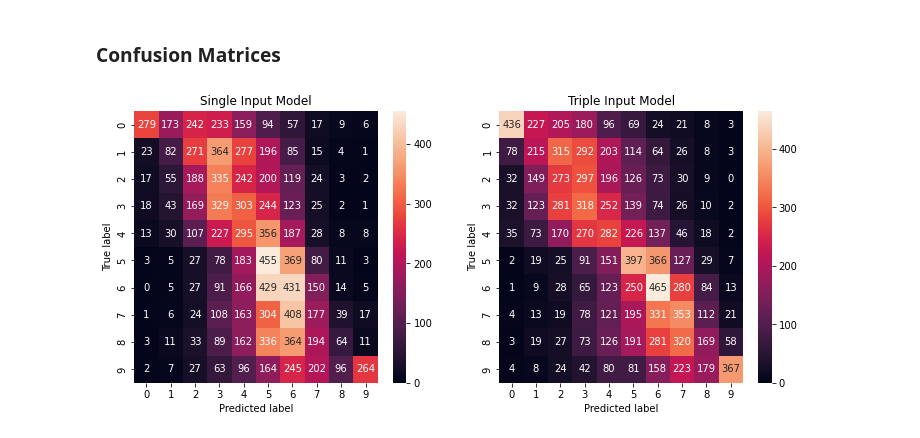
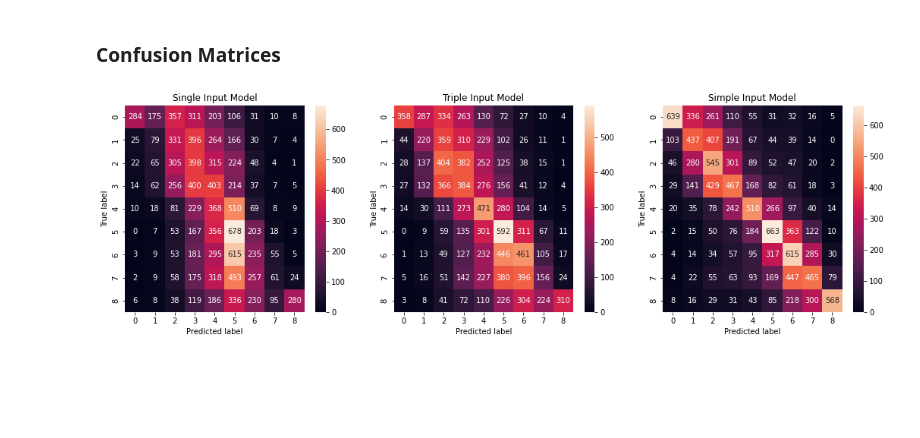
Before and after one commit to owenjaques/chessbot, a Jupyter notebook: neural_networks/models.ipynb, the cells around one changed output. Cells and saved outputs as stored; diff of their text form; code cells hidden in the pictures; blank space fills up the shorter version.

```diff
--- a/neural_networks/models.ipynb
+++ b/neural_networks/models.ipynb
@@ -407,6 +490,7 @@ Epoch 22: early stopping
 # %%
 single_input_model = keras.models.load_model(f'{data_directory}/single_input_model/model')
 triple_input_model = keras.models.load_model(f'{data_directory}/triple_input_model/model')
+simple_input_model = keras.models.load_model(f'{data_directory}/simple_input_model/model')
 # %% [markdown]
 ### Predictions
 # %%
@@ -449,0 +536,3 @@ Thread 0 completed processing 12500 samples.Model Evaluation:
+# %%
+simple_input_testing_data = DataGenerator(data_directory + '/test_set.npz', 'simple', batch_size=1)
+simple_input_predictions = evaluate_model_and_plot_predictions(simple_input_model, simple_input_testing_data)
@@ -452,22 +546,24 @@ Thread 0 completed processing 12500 samples.Model Evaluation:
 # %%
 from sklearn.metrics import confusion_matrix
 import seaborn as sns
 
 def plot_confusion_matrix(predictions, testing_data, ax):
     # Bin the data into continuous intervals, then plot a confusion matrix
-    predictions_binned = np.digitize(predictions, bins=np.linspace(0, 1.01, 11))
-    y_binned = np.digitize(testing_data.y, bins=np.linspace(0, 1.01, 11))
+    predictions_binned = np.digitize(predictions, bins=np.linspace(0, 1.01, 10))
+    y_binned = np.digitize(testing_data.y, bins=np.linspace(0, 1.01, 10))
     cm = confusion_matrix(y_binned, predictions_binned)
     sns.heatmap(cm, annot=True, fmt='d', ax=ax)
 
-_, ax = plt.subplots(nrows=1, ncols=2, figsize=(12, 5))
+_, ax = plt.subplots(nrows=1, ncols=3, figsize=(18, 5))
 
 plot_confusion_matrix(single_input_predictions, single_input_testing_data, ax[0])
 plot_confusion_matrix(triple_input_predictions, triple_input_testing_data, ax[1])
+plot_confusion_matrix(simple_input_predictions, simple_input_testing_data, ax[2])
 
 ax[0].set(xlabel='Predicted label', ylabel='True label', title='Single Input Model')
 ax[1].set(xlabel='Predicted label', ylabel='True label', title='Triple Input Model')
+ax[2].set(xlabel='Predicted label', ylabel='True label', title='Simple Input Model')
 
 plt.show()
 # %% [output]
-[figure, old version]
+[figure, new version]
```
Also changed, not shown: parts of 29 cells of this notebook.
